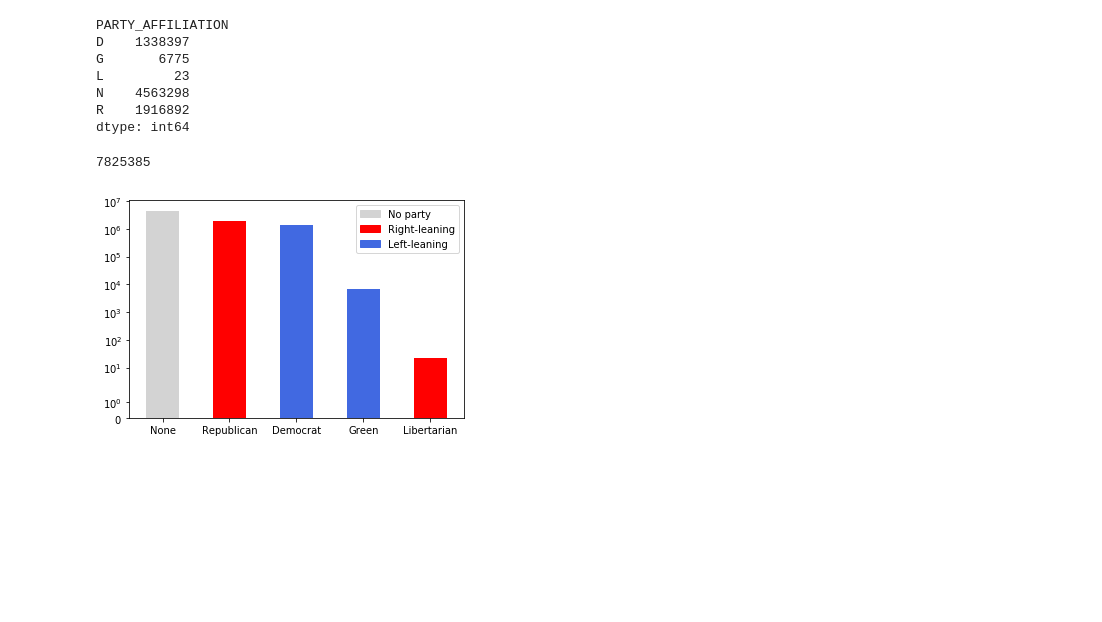
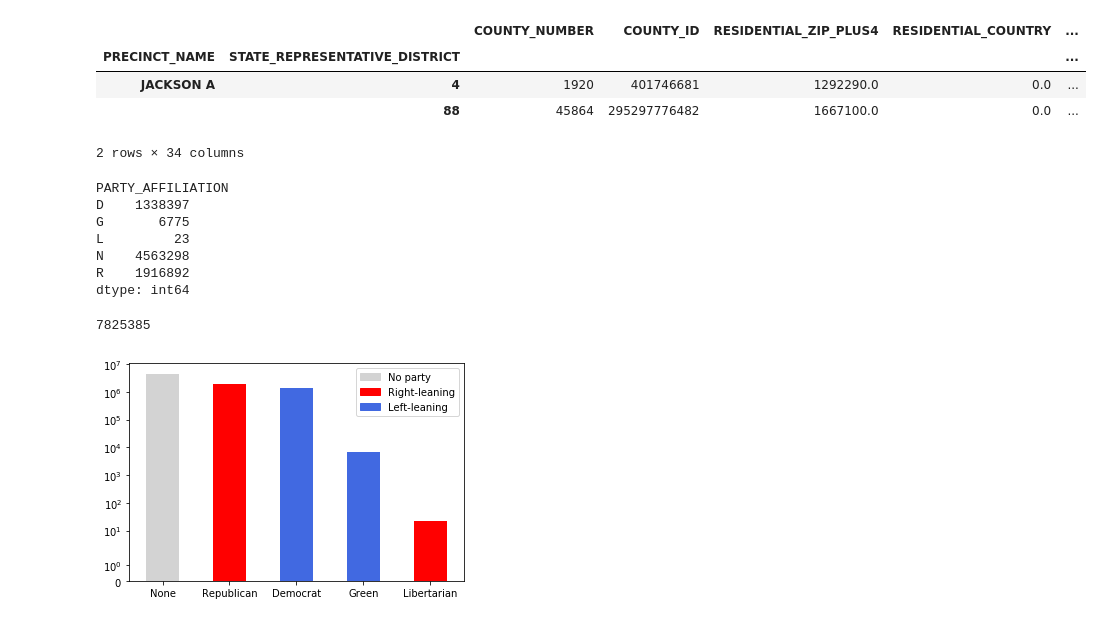
Before and after one commit to looperkr/canvassohio, a Jupyter notebook: notebooks/run_model.ipynb, the cells around one changed output. Drawn from its saved outputs; the diff is of its cells as text; code cells hidden in the pictures; blank space fills up the shorter version.

```diff
--- a/notebooks/run_model.ipynb
+++ b/notebooks/run_model.ipynb
@@ -14,3 +35,11 @@ oh_df=feather.read_dataframe('/Volumes/FileStorage/Insight_data/Ohio_data/data_f
+# %%
+oh_df[oh_df['PRECINCT_NAME']=='JACKSON A'].groupby(['PRECINCT_NAME','STATE_REPRESENTATIVE_DISTRICT']).sum()
+# %% [output]
+|  |  | COUNTY_NUMBER | COUNTY_ID | RESIDENTIAL_ZIP_PLUS4 | RESIDENTIAL_COUNTRY | ... |
+| PRECINCT_NAME | STATE_REPRESENTATIVE_DISTRICT |  |  |  |  | ... |
+| JACKSON A | 4 | 1920 | 401746681 | 1292290.0 | 0.0 | ... |
+|  | 88 | 45864 | 295297776482 | 1667100.0 | 0.0 | ... |
+2 rows × 34 columns
 # %%
 model = joblib.load('logreg_fulldata_census.joblib')
 # %%
```
Also changed, not shown: parts of 17 cells of this notebook, 5 other files.
